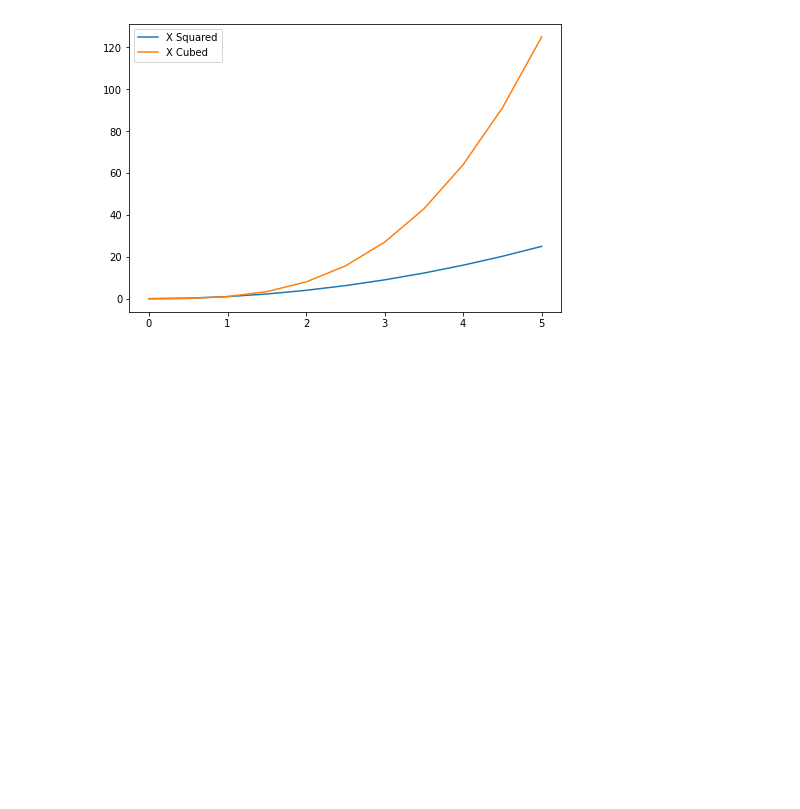
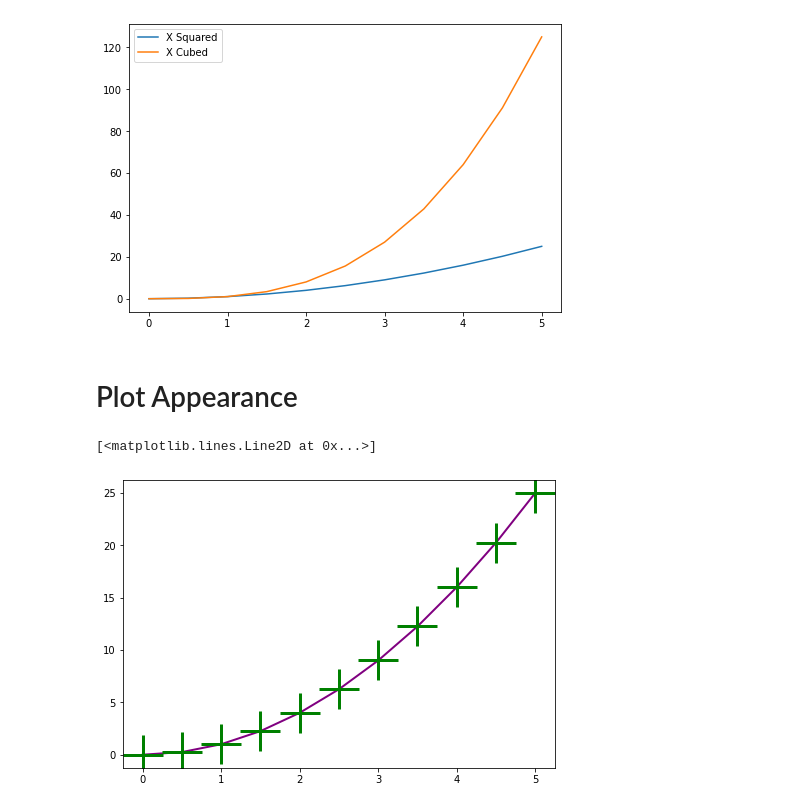
Before and after one commit to Jamy11/Data-Scince-and-Machine-Learing, a Jupyter notebook: MatPlotLib/Basic.ipynb, the cells around one changed output. Saved outputs shown, nothing was run; the diff lists cells and outputs as text; code cells hidden in the pictures; blank space fills up the shorter version.

Commit message:
Basic matplotlib done

```diff
--- a/MatPlotLib/Basic.ipynb
+++ b/MatPlotLib/Basic.ipynb
@@ -97,3 +95,13 @@ ax.legend()
 # %% [output]
 <matplotlib.legend.Legend at 0x...>
 [figure]
+# %% [markdown]
+# Plot Appearance
+# %%
+fig = plt.figure()
+ax = fig.add_axes([0,0,1,1])
+ax.plot(x,y,color='purple', lw = 2, alpha = 1, ls = '-', marker = '+', markersize=40,
+       markerfacecolor="yellow", markeredgewidth=3, markeredgecolor="green") #rgb code can be used as well
+# %% [output]
+[<matplotlib.lines.Line2D at 0x...>]
+[figure, added]
```
Also changed, not shown: parts of 6 cells of this notebook.
